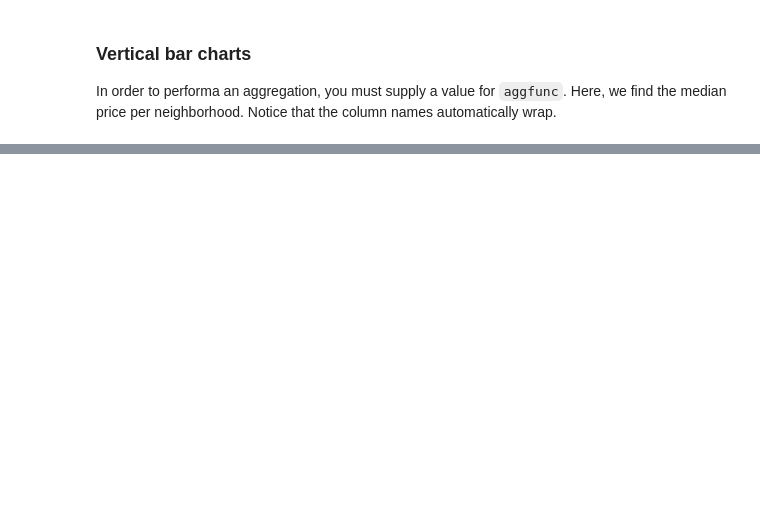
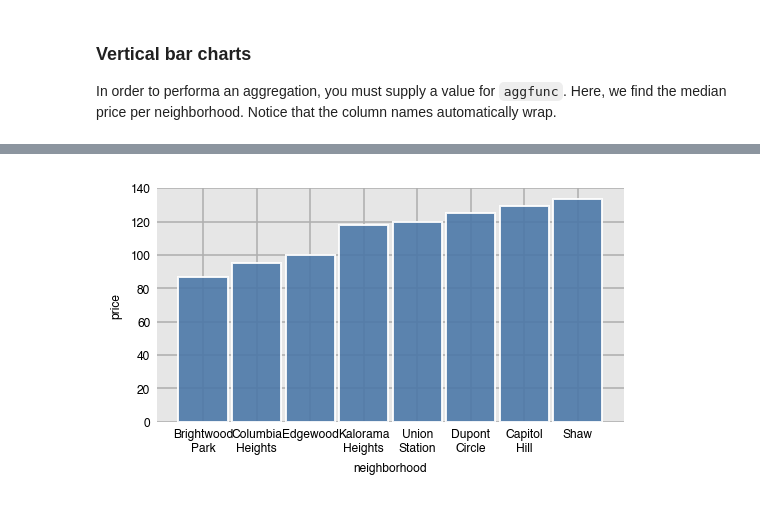
Before and after one commit to dexplo/dexplot, a Jupyter notebook: notebooks/Introduction to Dexplot.ipynb, the cells around one changed output, grey strips where cells are left out. Saved outputs shown, nothing was run; the diff lists cells and outputs as text; code cells hidden in the pictures; blank space fills up the shorter version.

```diff
--- a/notebooks/Introduction to Dexplot.ipynb
+++ b/notebooks/Introduction to Dexplot.ipynb
@@ -110,4 +165,4 @@ airbnb.groupby('neighborhood').agg({'price': 'median'})
 # %%
-sns.set_style('darkgrid')
-ax = sns.barplot(x='neighborhood', y='price', data=airbnb, estimator=np.median)
-ax.figure.set_dpi(144)
+dxp.bar(x='neighborhood', y='price', data=airbnb, aggfunc='median', sort_values='asc')
+# %% [output]
+[figure, added]
```
Also changed, not shown: parts of 113 cells of this notebook, 3 other files.
